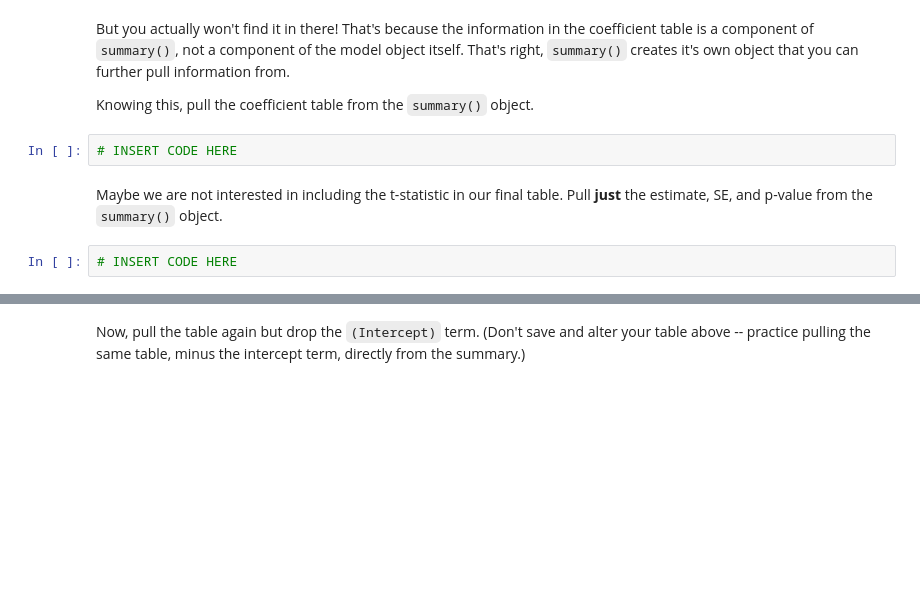
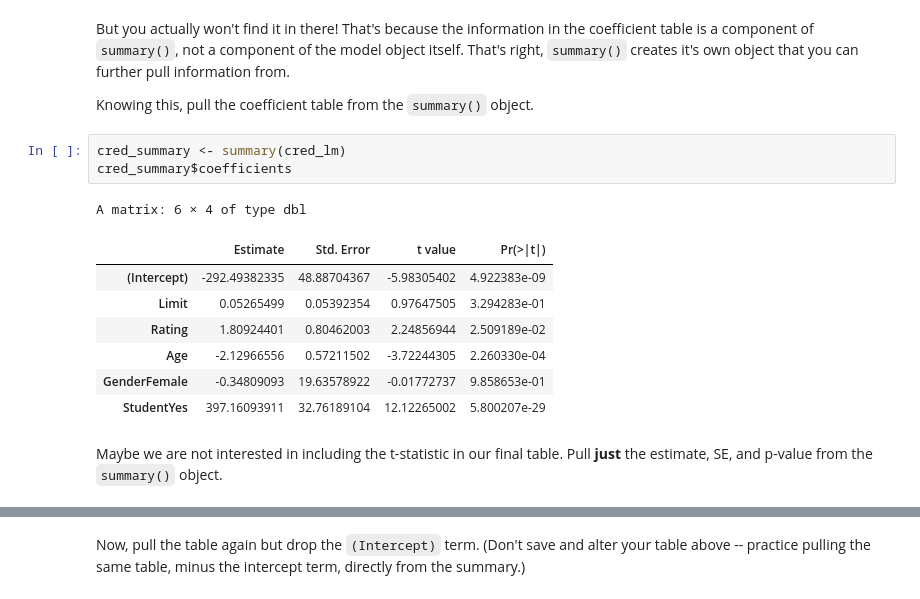
Before and after one commit to scelliot-cpu/Elliott_DSPN_26, a Jupyter notebook: ExerciseSubmissions/03_data-as-objects-and-architectures.ipynb, the cells around one changed output, grey strips where cells are left out. Drawn from its saved outputs; the diff is of its cells as text; blank space fills up the shorter version.

```diff
--- a/ExerciseSubmissions/03_data-as-objects-and-architectures.ipynb
+++ b/ExerciseSubmissions/03_data-as-objects-and-architectures.ipynb
@@ -203,9 +226,17 @@ str(cred_lm)
 But you actually won't find it in there! That's because the information in the coefficient table is a component of `summary()`, not a component of the model object itself. That's right, `summary()` creates it's own object that you can further pull information from.
 
 Knowing this, pull the coefficient table from the `summary()` object.
-# %%
-# INSERT CODE HERE
+# %%
+cred_summary <- summary(cred_lm)
+cred_summary$coefficients
+# %% [output]
+A matrix: 6 × 4 of type dbl
+|  | Estimate | Std. Error | t value | Pr(>|t|) |
+| (Intercept) | -292.49382335 | 48.88704367 | -5.98305402 | 4.922383e-09 |
+| Limit | 0.05265499 | 0.05392354 | 0.97647505 | 3.294283e-01 |
+| Rating | 1.80924401 | 0.80462003 | 2.24856944 | 2.509189e-02 |
+| Age | -2.12966556 | 0.57211502 | -3.72244305 | 2.260330e-04 |
+| GenderFemale | -0.34809093 | 19.63578922 | -0.01772737 | 9.858653e-01 |
+| StudentYes | 397.16093911 | 32.76189104 | 12.12265002 | 5.800207e-29 |
 # %% [markdown]
 Maybe we are not interested in including the t-statistic in our final table. Pull **just** the estimate, SE, and p-value from the `summary()` object.
-# %%
-# INSERT CODE HERE
```
Also changed, not shown: parts of 5 cells of this notebook.
